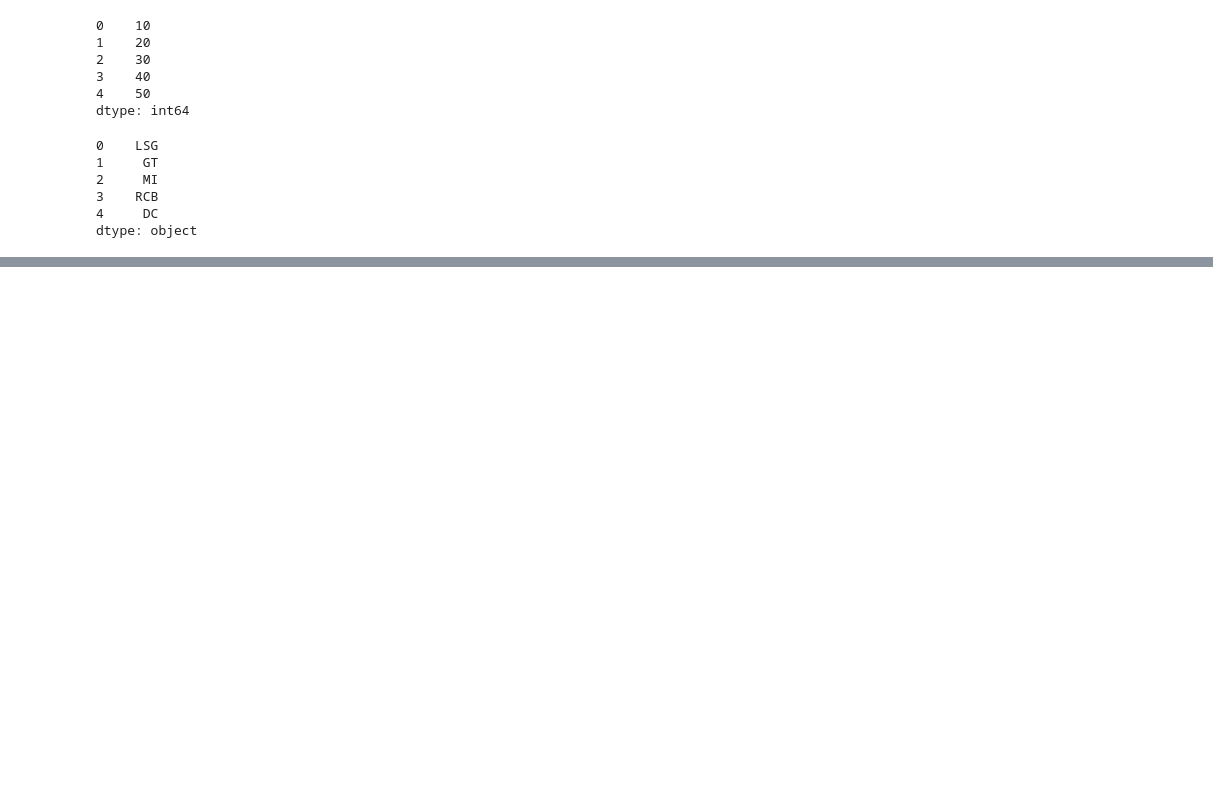
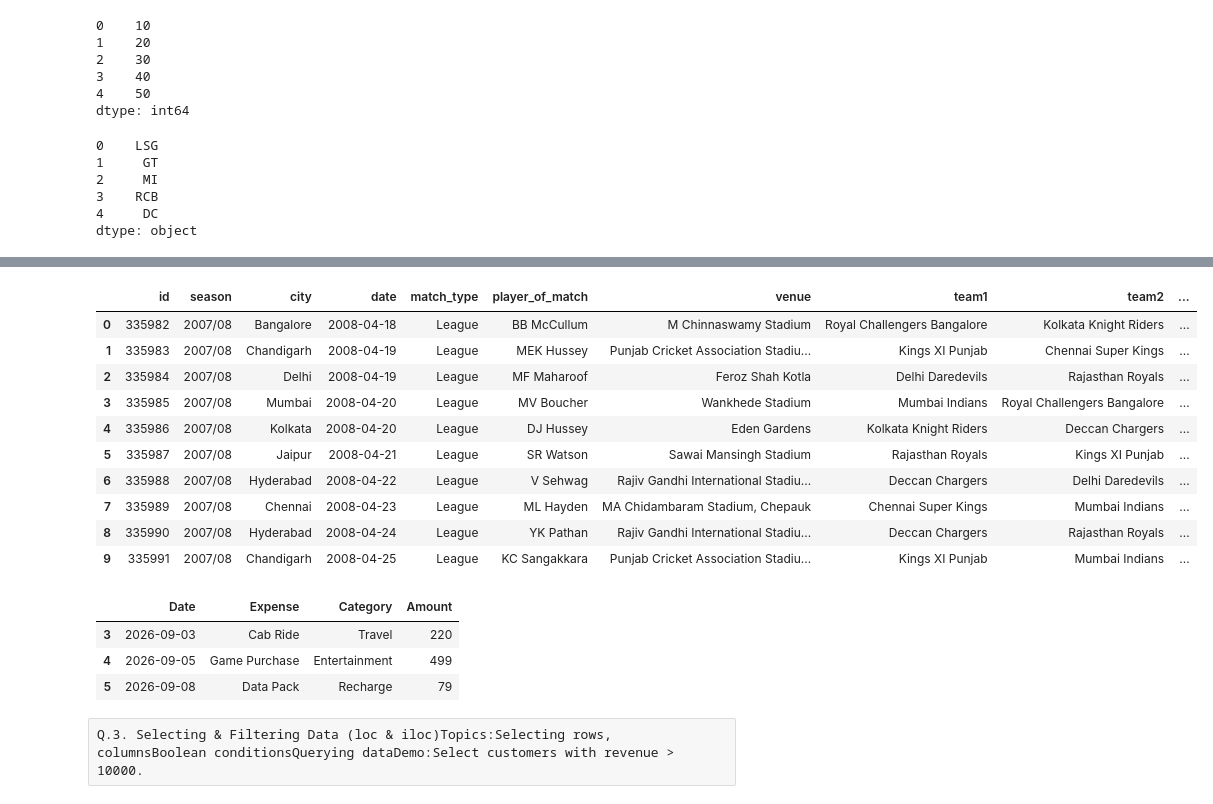
Before and after one commit to sonu0107johri-png/Python-Assignment, a Jupyter notebook: Pandas_Assignment.ipynb, the cells around one changed output, grey strips where cells are left out. Cells and saved outputs as stored; diff of their text form; code cells hidden in the pictures; blank space fills up the shorter version.

```diff
--- a/Pandas_Assignment.ipynb
+++ b/Pandas_Assignment.ipynb
@@ -37,0 +76,2 @@ dtype: object
+# %%
+ipl_data = pd.read_csv("matches.csv")
@@ -37,0 +87,14 @@ dtype: object
+# %%
+ipl_data.head(10)
+# %% [output]
+|  | id | season | city | date | match_type | player_of_match | venue | team1 | team2 | ... |
+| 0 | 335982 | 2007/08 | Bangalore | 2008-04-18 | League | BB McCullum | M Chinnaswamy Stadium | Royal Challengers Bangalore | Kolkata Knight Riders | ... |
+| 1 | 335983 | 2007/08 | Chandigarh | 2008-04-19 | League | MEK Hussey | Punjab Cricket Association Stadiu... | Kings XI Punjab | Chennai Super Kings | ... |
+| 2 | 335984 | 2007/08 | Delhi | 2008-04-19 | League | MF Maharoof | Feroz Shah Kotla | Delhi Daredevils | Rajasthan Royals | ... |
+| 3 | 335985 | 2007/08 | Mumbai | 2008-04-20 | League | MV Boucher | Wankhede Stadium | Mumbai Indians | Royal Challengers Bangalore | ... |
+| 4 | 335986 | 2007/08 | Kolkata | 2008-04-20 | League | DJ Hussey | Eden Gardens | Kolkata Knight Riders | Deccan Chargers | ... |
+| 5 | 335987 | 2007/08 | Jaipur | 2008-04-21 | League | SR Watson | Sawai Mansingh Stadium | Rajasthan Royals | Kings XI Punjab | ... |
+| 6 | 335988 | 2007/08 | Hyderabad | 2008-04-22 | League | V Sehwag | Rajiv Gandhi International Stadiu... | Deccan Chargers | Delhi Daredevils | ... |
+| 7 | 335989 | 2007/08 | Chennai | 2008-04-23 | League | ML Hayden | MA Chidambaram Stadium, Chepauk | Chennai Super Kings | Mumbai Indians | ... |
+| 8 | 335990 | 2007/08 | Hyderabad | 2008-04-24 | League | YK Pathan | Rajiv Gandhi International Stadiu... | Deccan Chargers | Rajasthan Royals | ... |
+| 9 | 335991 | 2007/08 | Chandigarh | 2008-04-25 | League | KC Sangakkara | Punjab Cricket Association Stadiu... | Kings XI Punjab | Mumbai Indians | ... |
@@ -37,0 +103,9 @@ dtype: object
+# %%
+mobile_expense.tail(3)
+# %% [output]
+|  | Date | Expense | Category | Amount |
+| 3 | 2026-09-03 | Cab Ride | Travel | 220 |
+| 4 | 2026-09-05 | Game Purchase | Entertainment | 499 |
+| 5 | 2026-09-08 | Data Pack | Recharge | 79 |
+# %% [raw]
+Q.3. Selecting & Filtering Data (loc & iloc)Topics:Selecting rows, columnsBoolean conditionsQuerying dataDemo:Select customers with revenue > 10000.
```
Also changed, not shown: parts of 20 cells of this notebook.
